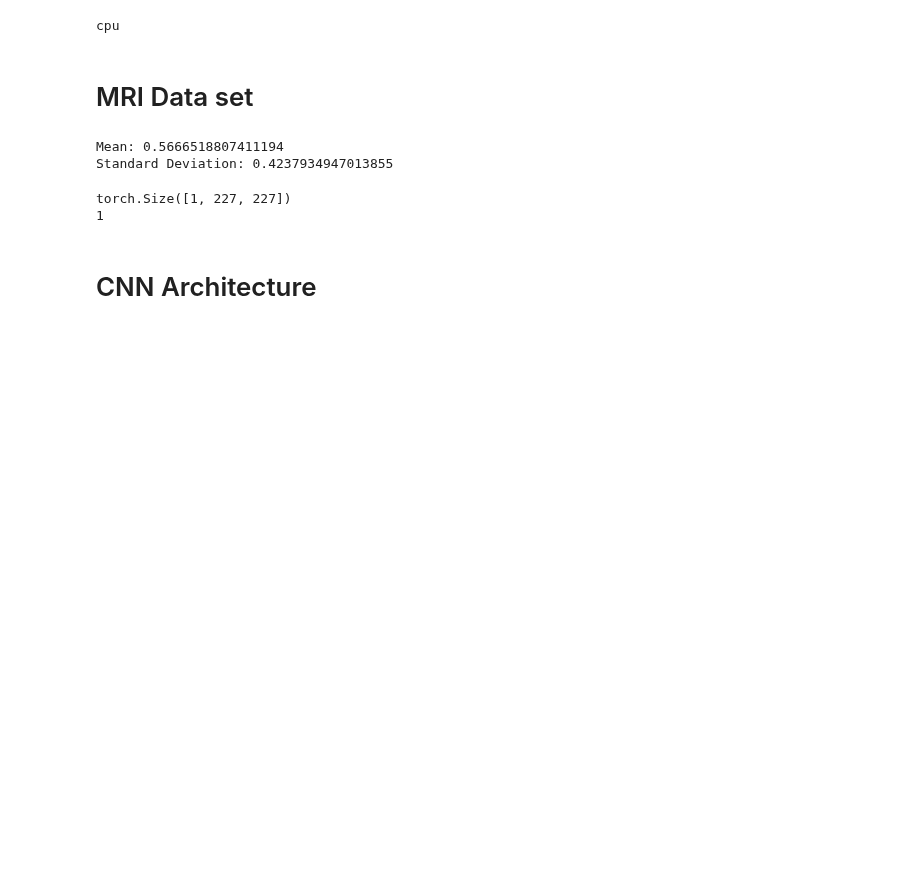
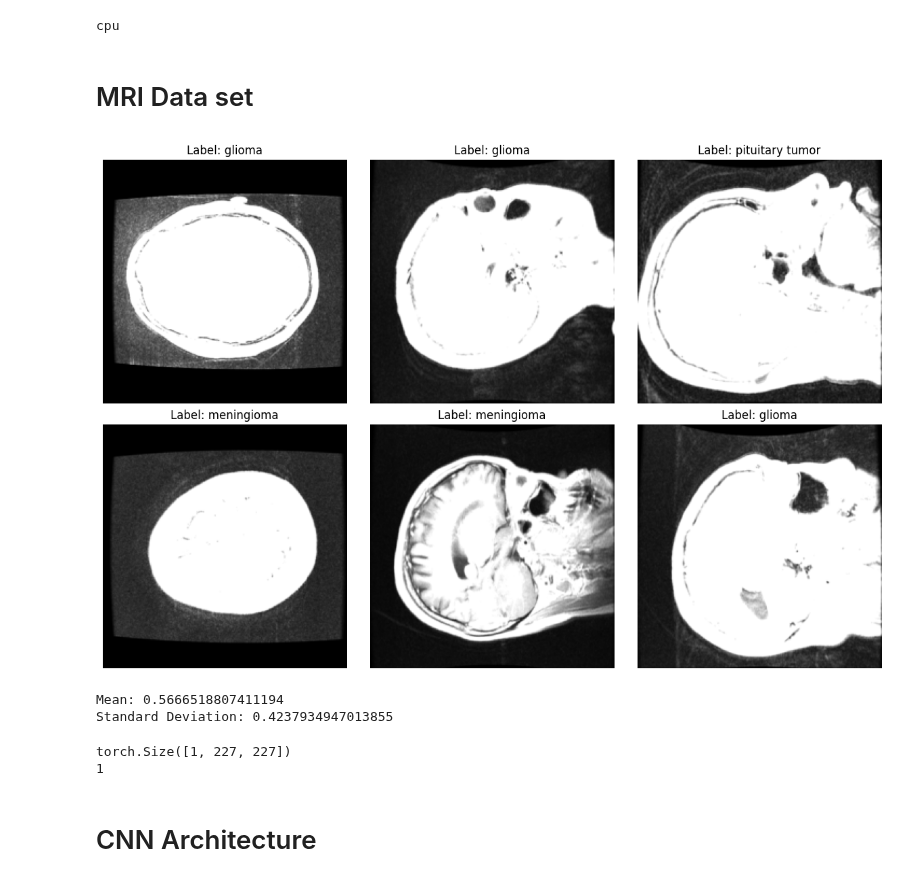
Before and after one commit to Ahmadar91/ML, a Jupyter notebook: ML-Project.ipynb, the cells around one changed output. Drawn from its saved outputs; the diff is of its cells as text; code cells hidden in the pictures; blank space fills up the shorter version.

```diff
--- a/ML-Project.ipynb
+++ b/ML-Project.ipynb
@@ -80,6 +80,35 @@ from torch.utils.data import Subset
 train_set_MRI = Subset(
     BrainTumorDataset(mat_files, transform=transforming_img), train_indices
 )
+# %%
+# Define the function to plot samples from the dataset
+def plot_samples(dataset, num_samples=6):
+    fig, axs = plt.subplots(2, 3, figsize=(12, 8))
+    tumor_types = {0: "meningioma", 1: "glioma", 2: "pituitary tumor"}
+
+    for i in range(2):
+        for j in range(3):
+            idx = np.random.randint(0, len(dataset))
+            image, label = dataset[idx]
+
+            # Convert PyTorch tensor to numpy array and display the image
+            axs[i, j].imshow(image.squeeze().numpy(), cmap="gray")
+            axs[i, j].set_title(f"Label: {tumor_types[label]}")
+            axs[i, j].axis("off")
+
+    # Create a fake image that will not be shown (for the sake of legend)
+    for label, tumor in tumor_types.items():
+        axs[0, 0].plot([], label=f"{label}: {tumor}", color="white")
+
+    plt.tight_layout()
+    plt.savefig("MRIData.pdf")
+    plt.show()
+
+
+# Plot samples from the train_set_MRI dataset
+plot_samples(train_set_MRI)
+# %% [output]
+[figure, added]
 # %%
 # Initializing variables to store sum and squared sum
 total_sum = 0
```
Also changed, not shown: parts of 8 cells of this notebook, 2 other files.
